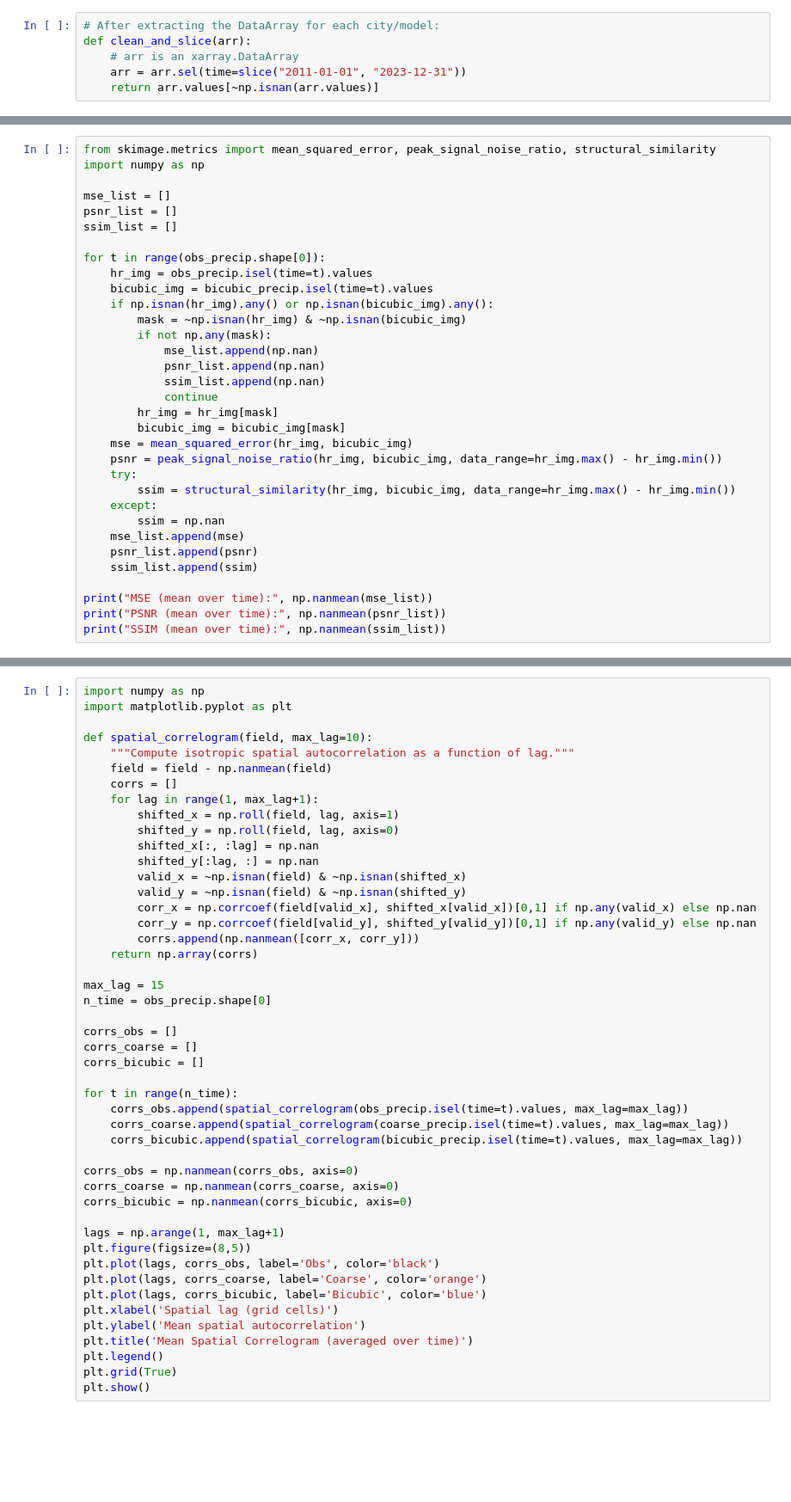
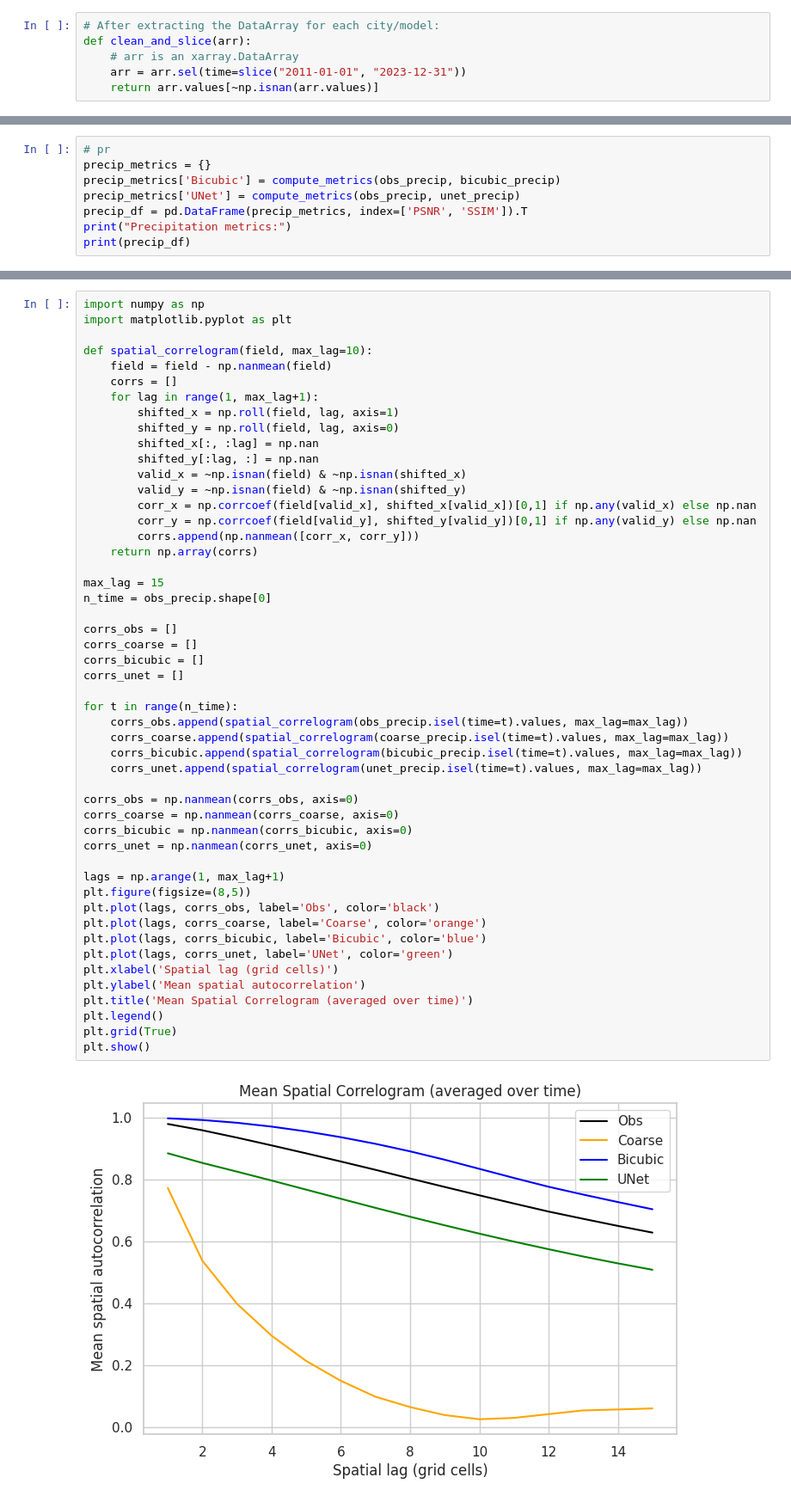
Before and after one commit to AsthanaShivanshi/Processing_and_Analysis_Scripts, a Jupyter notebook: Prelim_Stats_Obs_only/qq_plots_obs_12km.ipynb, the cells around one changed output, grey strips where cells are left out. Shown at 86% size. Saved outputs shown, nothing was run; the diff lists cells and outputs as text; blank space fills up the shorter version.

```diff
--- a/Prelim_Stats_Obs_only/qq_plots_obs_12km.ipynb
+++ b/Prelim_Stats_Obs_only/qq_plots_obs_12km.ipynb
@@ -466,34 +452,9 @@ import numpy as np
 # %%
-from skimage.metrics import mean_squared_error, peak_signal_noise_ratio, structural_similarity
-import numpy as np
-
-mse_list = []
-psnr_list = []
-ssim_list = []
-
-for t in range(obs_precip.shape[0]):
-    hr_img = obs_precip.isel(time=t).values
-    bicubic_img = bicubic_precip.isel(time=t).values
-    if np.isnan(hr_img).any() or np.isnan(bicubic_img).any():
-        mask = ~np.isnan(hr_img) & ~np.isnan(bicubic_img)
-        if not np.any(mask):
-            mse_list.append(np.nan)
-            psnr_list.append(np.nan)
-            ssim_list.append(np.nan)
-            continue
-        hr_img = hr_img[mask]
-        bicubic_img = bicubic_img[mask]
-    mse = mean_squared_error(hr_img, bicubic_img)
-    psnr = peak_signal_noise_ratio(hr_img, bicubic_img, data_range=hr_img.max() - hr_img.min())
-    try:
-        ssim = structural_similarity(hr_img, bicubic_img, data_range=hr_img.max() - hr_img.min())
-    except:
-        ssim = np.nan
-    mse_list.append(mse)
-    psnr_list.append(psnr)
-    ssim_list.append(ssim)
-
-print("MSE (mean over time):", np.nanmean(mse_list))
-print("PSNR (mean over time):", np.nanmean(psnr_list))
-print("SSIM (mean over time):", np.nanmean(ssim_list))
+# pr
+precip_metrics = {}
+precip_metrics['Bicubic'] = compute_metrics(obs_precip, bicubic_precip)
+precip_metrics['UNet'] = compute_metrics(obs_precip, unet_precip)
+precip_df = pd.DataFrame(precip_metrics, index=['PSNR', 'SSIM']).T
+print("Precipitation metrics:")
+print(precip_df)
 # %% [output]
@@ -505,7 +480,6 @@ import numpy as np
 import matplotlib.pyplot as plt
 
 def spatial_correlogram(field, max_lag=10):
-    """Compute isotropic spatial autocorrelation as a function of lag."""
     field = field - np.nanmean(field)
     corrs = []
     for lag in range(1, max_lag+1):
@@ -520,30 +494,36 @@ def spatial_correlogram(field, max_lag=10):
         corrs.append(np.nanmean([corr_x, corr_y]))
     return np.array(corrs)
 
 max_lag = 15
 n_time = obs_precip.shape[0]
 
 corrs_obs = []
 corrs_coarse = []
 corrs_bicubic = []
+corrs_unet = []
 
 for t in range(n_time):
     corrs_obs.append(spatial_correlogram(obs_precip.isel(time=t).values, max_lag=max_lag))
     corrs_coarse.append(spatial_correlogram(coarse_precip.isel(time=t).values, max_lag=max_lag))
     corrs_bicubic.append(spatial_correlogram(bicubic_precip.isel(time=t).values, max_lag=max_lag))
+    corrs_unet.append(spatial_correlogram(unet_precip.isel(time=t).values, max_lag=max_lag))
 
 corrs_obs = np.nanmean(corrs_obs, axis=0)
 corrs_coarse = np.nanmean(corrs_coarse, axis=0)
 corrs_bicubic = np.nanmean(corrs_bicubic, axis=0)
+corrs_unet = np.nanmean(corrs_unet, axis=0)
 
 lags = np.arange(1, max_lag+1)
 plt.figure(figsize=(8,5))
 plt.plot(lags, corrs_obs, label='Obs', color='black')
 plt.plot(lags, corrs_coarse, label='Coarse', color='orange')
 plt.plot(lags, corrs_bicubic, label='Bicubic', color='blue')
+plt.plot(lags, corrs_unet, label='UNet', color='green')
 plt.xlabel('Spatial lag (grid cells)')
 plt.ylabel('Mean spatial autocorrelation')
 plt.title('Mean Spatial Correlogram (averaged over time)')
 plt.legend()
 plt.grid(True)
 plt.show()
+# %% [output]
+[figure, added]
```
Also changed, not shown: parts of 18 cells of this notebook, 1 other file.
